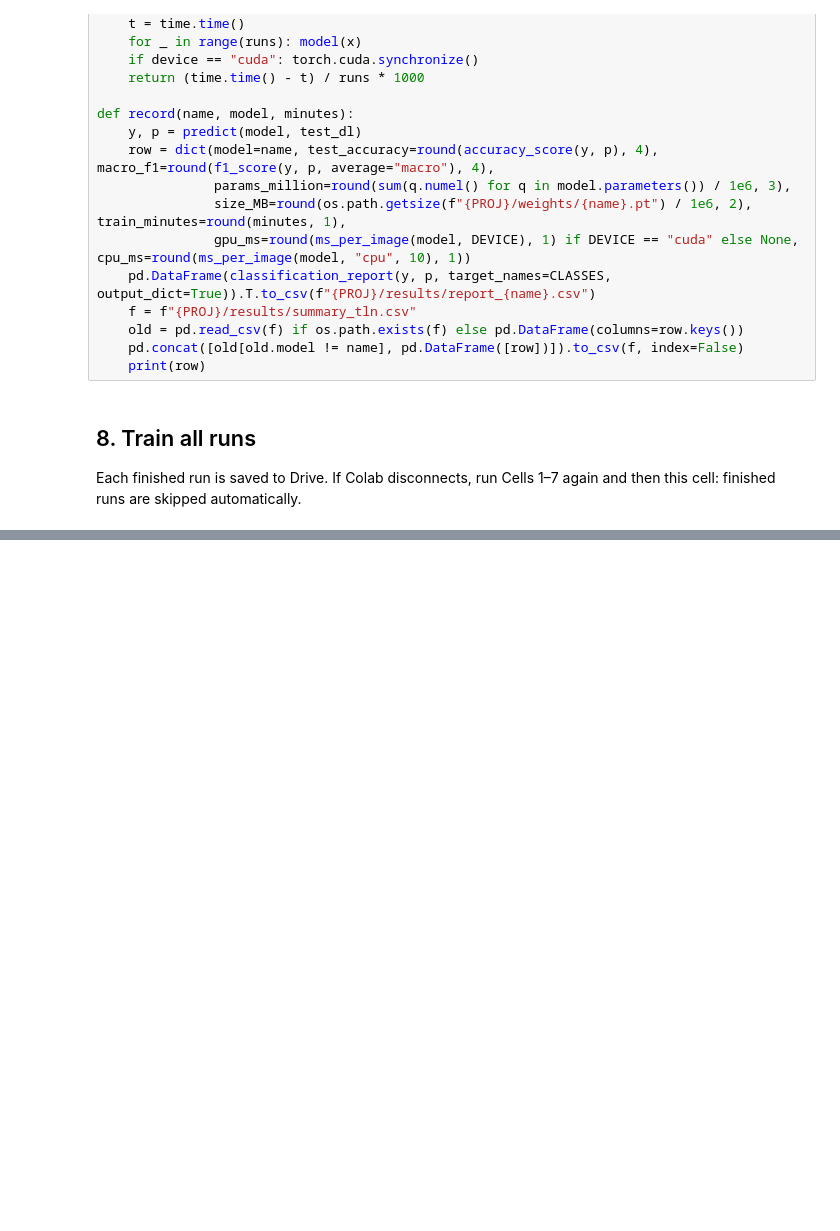
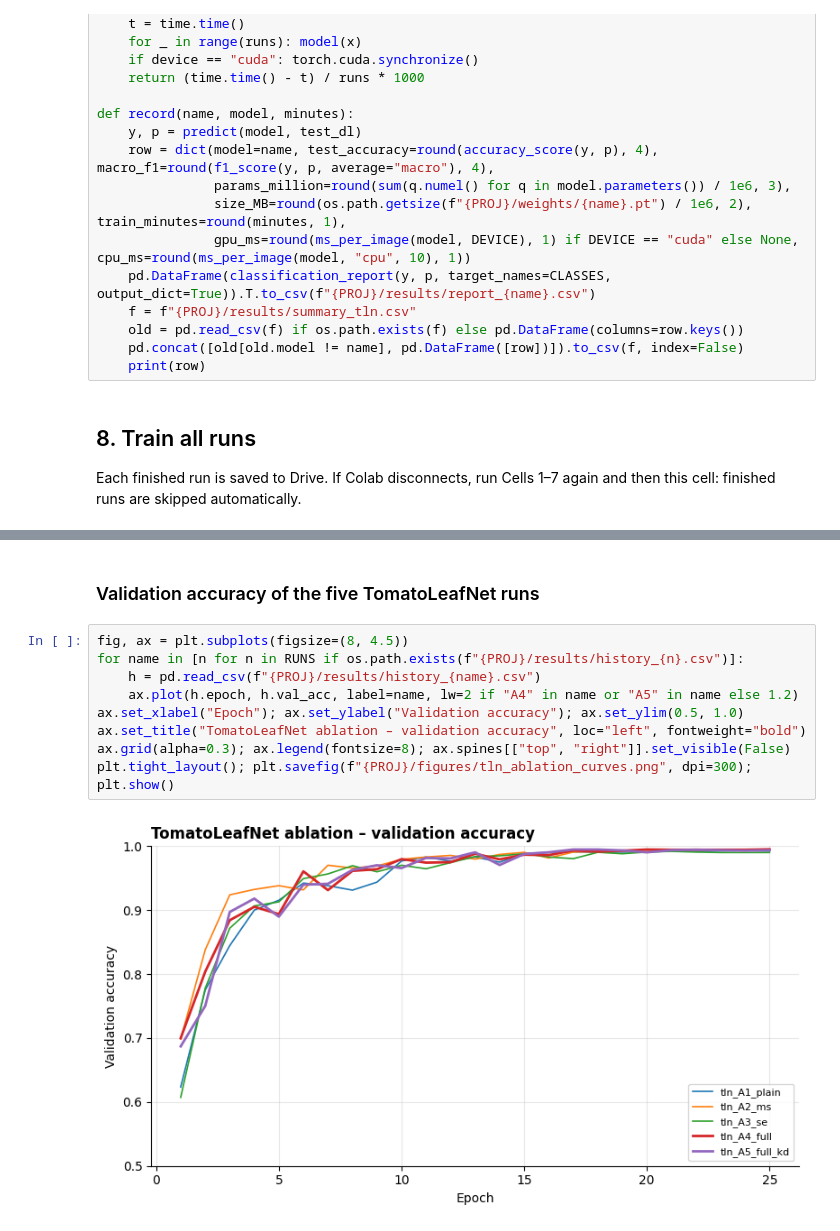
Before and after one commit to Ranjitkumarmuduli/tomato-disease-detection, a Jupyter notebook: 07_tomatoleafnet.ipynb, the cells around one changed output, grey strips where cells are left out. Drawn from its saved outputs; the diff is of its cells as text; blank space fills up the shorter version.

```diff
--- a/07_tomatoleafnet.ipynb
+++ b/07_tomatoleafnet.ipynb
@@ -301,0 +321,13 @@ for name in RUNS_TO_DO:
+# %% [markdown]
+### Validation accuracy of the five TomatoLeafNet runs
+# %%
+fig, ax = plt.subplots(figsize=(8, 4.5))
+for name in [n for n in RUNS if os.path.exists(f"{PROJ}/results/history_{n}.csv")]:
+    h = pd.read_csv(f"{PROJ}/results/history_{name}.csv")
+    ax.plot(h.epoch, h.val_acc, label=name, lw=2 if "A4" in name or "A5" in name else 1.2)
+ax.set_xlabel("Epoch"); ax.set_ylabel("Validation accuracy"); ax.set_ylim(0.5, 1.0)
+ax.set_title("TomatoLeafNet ablation – validation accuracy", loc="left", fontweight="bold")
+ax.grid(alpha=0.3); ax.legend(fontsize=8); ax.spines[["top", "right"]].set_visible(False)
+plt.tight_layout(); plt.savefig(f"{PROJ}/figures/tln_ablation_curves.png", dpi=300); plt.show()
+# %% [output]
+[figure, added]
```
Also changed, not shown: parts of 8 cells of this notebook.
